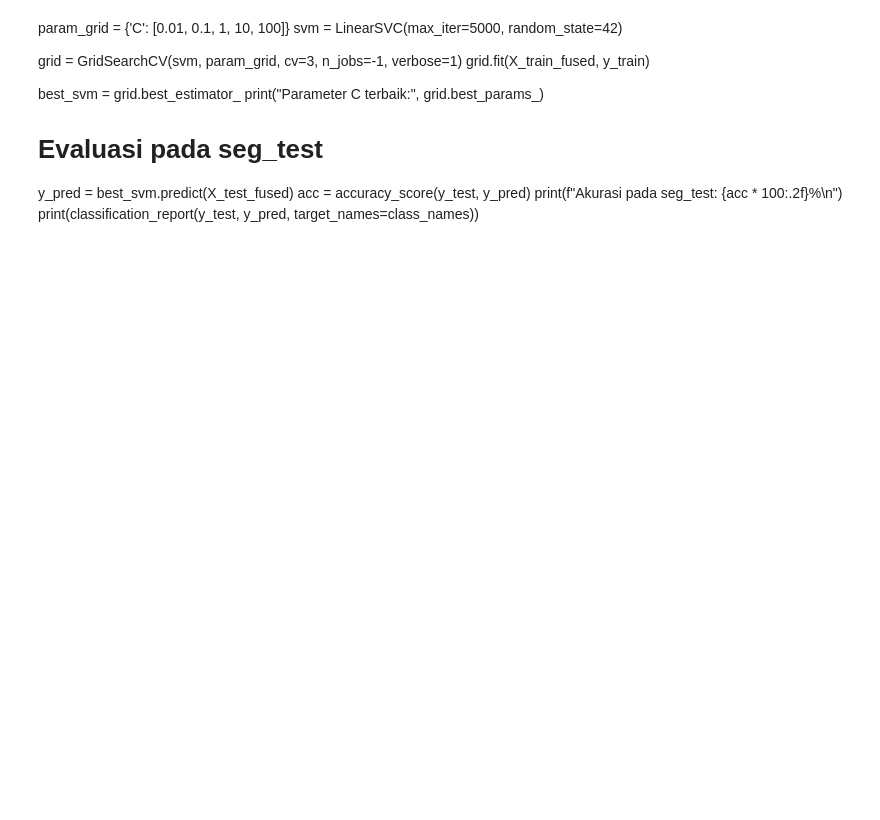
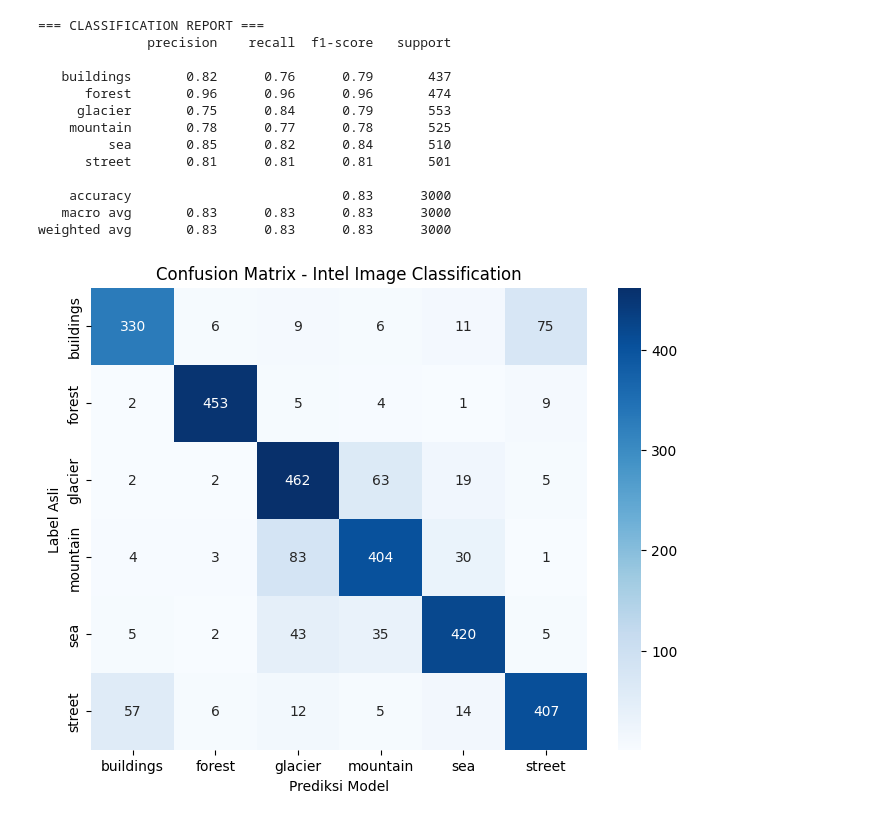
Before and after one commit to wijdanmkh-insk/MIDTERM_FPGA, a Jupyter notebook: ipynb/process.ipynb, the cells around one changed output. Cells and saved outputs as stored; diff of their text form; code cells hidden in the pictures; blank space fills up the shorter version.

```diff
--- a/ipynb/process.ipynb
+++ b/ipynb/process.ipynb
@@ -63,17 +158,42 @@ print("Output shape Xception avg_pool:", base_xception.output_shape)
 # %%
-def extract_features(generator, model_stream1, model_stream2):
-    generator.reset()
-    feat1 = model_stream1.predict(generator, verbose=1)
-    # Ratakan tensor konvolusi menjadi 2D: (jumlah_gambar, total_fitur)
-    feat1_flat = feat1.reshape(feat1.shape[0], -1)
+import matplotlib.pyplot as plt
+import seaborn as sns
+from sklearn.metrics import confusion_matrix, classification_report
 
-    generator.reset()
-    feat2 = model_stream2.predict(generator, verbose=1)
+y_true = []
+y_pred = []
 
-    return feat1_flat, feat2
+for images, labels in test_ds:
+    preds = model.predict(images, verbose=0)
+    y_true.extend(labels.numpy())
+    y_pred.extend(np.argmax(preds, axis=1))
 
-print("Mengekstrak fitur training...")
-X_train_conv, X_train_avg = extract_features(train_generator, model_inception_mid, base_xception)
+y_true = np.array(y_true)
+y_pred = np.array(y_pred)
 
-print("Mengekstrak fitur testing...")
-X_test_conv, X_test_avg = extract_features(test_generator, model_inception_mid, base_xception)
+print("=== CLASSIFICATION REPORT ===")
+print(classification_report(y_true, y_pred, target_names=class_names))
+
+cm = confusion_matrix(y_true, y_pred)
+plt.figure(figsize=(8, 6))
+sns.heatmap(cm, annot=True, fmt='d', cmap='Blues',
+            xticklabels=class_names, yticklabels=class_names)
+plt.xlabel('Prediksi Model')
+plt.ylabel('Label Asli')
+plt.title('Confusion Matrix - Intel Image Classification')
+plt.show()
+# %% [output]
+=== CLASSIFICATION REPORT ===
+              precision    recall  f1-score   support
+
+   buildings       0.82      0.76      0.79       437
+      forest       0.96      0.96      0.96       474
+     glacier       0.75      0.84      0.79       553
+    mountain       0.78      0.77      0.78       525
+         sea       0.85      0.82      0.84       510
+      street       0.81      0.81      0.81       501
+
+    accuracy                           0.83      3000
+   macro avg       0.83      0.83      0.83      3000
+weighted avg       0.83      0.83      0.83      3000
+[figure, added]
@@ -98,15 +199,0 @@ print("Dimensi fitur final setelah fusion:", X_train_fused.shape)
-# %% [markdown]
-param_grid = {'C': [0.01, 0.1, 1, 10, 100]}
-svm = LinearSVC(max_iter=5000, random_state=42)
-
-grid = GridSearchCV(svm, param_grid, cv=3, n_jobs=-1, verbose=1)
-grid.fit(X_train_fused, y_train)
-
-best_svm = grid.best_estimator_
-print("Parameter C terbaik:", grid.best_params_)
-
-# Evaluasi pada seg_test
-y_pred = best_svm.predict(X_test_fused)
-acc = accuracy_score(y_test, y_pred)
-print(f"Akurasi pada seg_test: {acc * 100:.2f}%\n")
-print(classification_report(y_test, y_pred, target_names=class_names))
```
Also changed, not shown: parts of 11 cells of this notebook, 9 other files.
